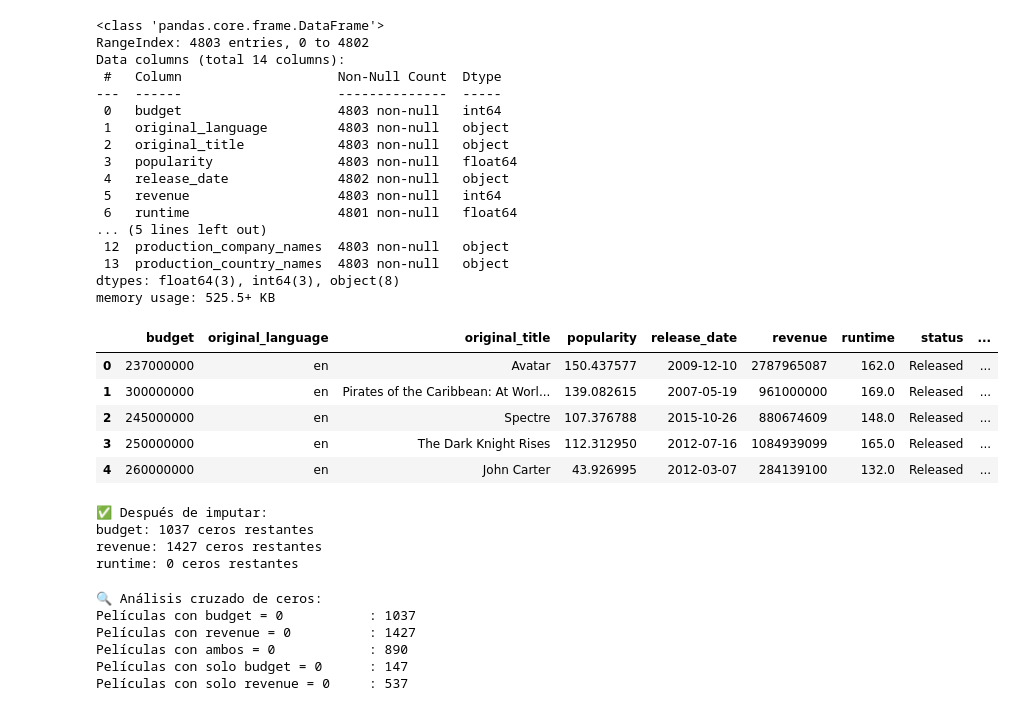
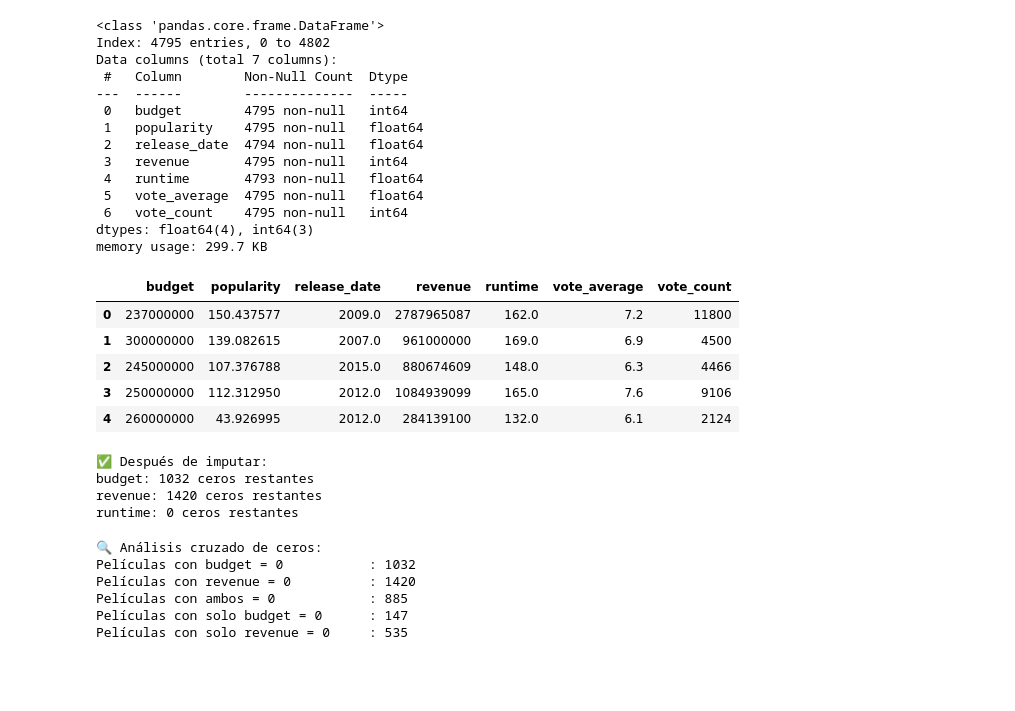
Before and after one commit to JojhanPerezArroyave/primerPoryectoInteligentes, a Jupyter notebook: primerProyecto.ipynb, the cells around one changed output. Saved outputs shown, nothing was run; the diff lists cells and outputs as text; code cells hidden in the pictures; blank space fills up the shorter version.

```diff
--- a/primerProyecto.ipynb
+++ b/primerProyecto.ipynb
@@ -79,6 +79,21 @@ df['genre_names'] = df['genres'].apply(lambda genres: [genre['name'] for genre i
 df['production_company_names'] = df['production_companies'].apply(lambda comps: [comp['name'] for comp in comps])
 df['production_country_names'] = df['production_countries'].apply(lambda countries: [country['name'] for country in countries])
 
+# 💡 Franja: Transformación de la columna 'status' a valores numéricos y limpieza
+# Objetivo: Mapear estados específicos a valores enteros y eliminar los estados no reconocidos
+
+df = df[df['status'] == 'Released'].copy()
+
+# Verificamos resultados
+print("✅ Distribución de estados codificados:")
+print(df['status'].value_counts())
+
+# Asegurarse de que la columna esté en formato datetime
+df['release_date'] = pd.to_datetime(df['release_date'], errors='coerce')
+
+# Extraer el año
+df['release_date'] = df['release_date'].dt.year
+
 # Verificamos el resultado
 df.head(10)
 # %% [output]
@@ -97,32 +116,29 @@ df.head(10)
 # %%
-df.drop(columns=['spoken_languages', 'genres', 'production_companies', 'production_countries', 'tagline', 'homepage', 'title', 'id', 'keywords', 'overview'], inplace=True)
+df.drop(columns=['spoken_languages', 'genres', 'production_companies', 'production_countries', 'tagline', 'homepage', 'title', 'id', 'keywords', 'overview', 'status', 'original_language', 'original_title', 'spoken_language_names', 'genre_names', 'production_company_names', 'production_country_names'], inplace=True)
 df.info()
 df.describe()
 df.head()
 # %% [output]
 <class 'pandas.core.frame.DataFrame'>
-RangeIndex: 4803 entries, 0 to 4802
-Data columns (total 14 columns):
- #   Column                    Non-Null Count  Dtype
----  ------                    --------------  -----
- 0   budget                    4803 non-null   int64
- 1   original_language         4803 non-null   object
- 2   original_title            4803 non-null   object
- 3   popularity                4803 non-null   float64
- 4   release_date              4802 non-null   object
- 5   revenue                   4803 non-null   int64
- 6   runtime                   4801 non-null   float64
-... (5 lines left out)
- 12  production_company_names  4803 non-null   object
- 13  production_country_names  4803 non-null   object
-dtypes: float64(3), int64(3), object(8)
-memory usage: 525.5+ KB
+Index: 4795 entries, 0 to 4802
+Data columns (total 7 columns):
+ #   Column        Non-Null Count  Dtype
+---  ------        --------------  -----
+ 0   budget        4795 non-null   int64
+ 1   popularity    4795 non-null   float64
+ 2   release_date  4794 non-null   float64
+ 3   revenue       4795 non-null   int64
+ 4   runtime       4793 non-null   float64
+ 5   vote_average  4795 non-null   float64
+ 6   vote_count    4795 non-null   int64
+dtypes: float64(4), int64(3)
+memory usage: 299.7 KB
-|  | budget | original_language | original_title | popularity | release_date | revenue | runtime | status | ... |
-| 0 | 237000000 | en | Avatar | 150.437577 | 2009-12-10 | 2787965087 | 162.0 | Released | ... |
-| 1 | 300000000 | en | Pirates of the Caribbean: At Worl... | 139.082615 | 2007-05-19 | 961000000 | 169.0 | Released | ... |
-| 2 | 245000000 | en | Spectre | 107.376788 | 2015-10-26 | 880674609 | 148.0 | Released | ... |
-| 3 | 250000000 | en | The Dark Knight Rises | 112.312950 | 2012-07-16 | 1084939099 | 165.0 | Released | ... |
-| 4 | 260000000 | en | John Carter | 43.926995 | 2012-03-07 | 284139100 | 132.0 | Released | ... |
+|  | budget | popularity | release_date | revenue | runtime | vote_average | vote_count |
+| 0 | 237000000 | 150.437577 | 2009.0 | 2787965087 | 162.0 | 7.2 | 11800 |
+| 1 | 300000000 | 139.082615 | 2007.0 | 961000000 | 169.0 | 6.9 | 4500 |
+| 2 | 245000000 | 107.376788 | 2015.0 | 880674609 | 148.0 | 6.3 | 4466 |
+| 3 | 250000000 | 112.312950 | 2012.0 | 1084939099 | 165.0 | 7.6 | 9106 |
+| 4 | 260000000 | 43.926995 | 2012.0 | 284139100 | 132.0 | 6.1 | 2124 |
 # %%
 # 💡 Franja 4 (versión conservadora): Imputación de valores cero en lugar de eliminar registros
 # Objetivo: Conservar el mayor número de registros imputando valores donde sea razonable
@@ -138,8 +154,8 @@ for col in ['budget', 'revenue', 'runtime']:
     print(f"{col}: {ceros} ceros restantes")
 # %% [output]
 ✅ Después de imputar:
-budget: 1037 ceros restantes
-revenue: 1427 ceros restantes
+budget: 1032 ceros restantes
+revenue: 1420 ceros restantes
 runtime: 0 ceros restantes
 # %%
 # 💡 Franja extra: Verificar la relación entre valores cero en 'budget' y 'revenue'
@@ -167,11 +183,11 @@ print(f"Películas con solo budget = 0      : {solo_budget_0}")
 print(f"Películas con solo revenue = 0     : {solo_revenue_0}")
 # %% [output]
 🔍 Análisis cruzado de ceros:
-Películas con budget = 0           : 1037
-Películas con revenue = 0          : 1427
-Películas con ambos = 0            : 890
+Películas con budget = 0           : 1032
+Películas con revenue = 0          : 1420
+Películas con ambos = 0            : 885
 Películas con solo budget = 0      : 147
-Películas con solo revenue = 0     : 537
+Películas con solo revenue = 0     : 535
 # %%
 # 💡 Franja: Crear columna 'profit' (ganancia) con validación de ceros
 # Objetivo: Calcular revenue - budget solo cuando ambos valores son mayores a cero
```
Also changed, not shown: parts of 6 cells of this notebook.
